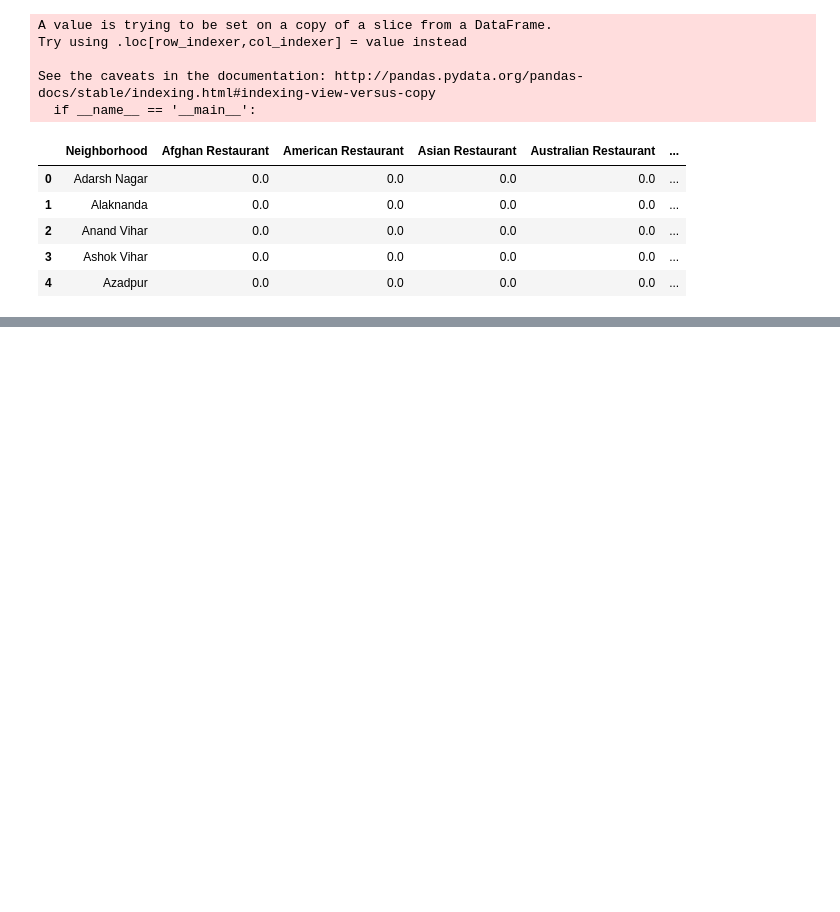
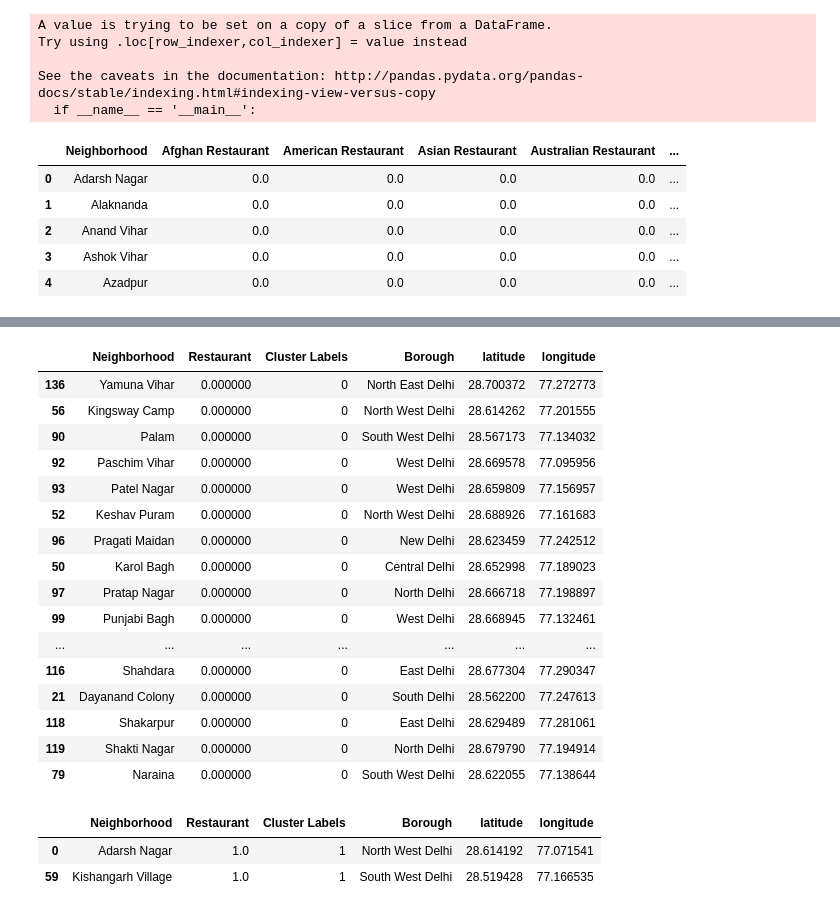
Before and after one commit to GaurvJoshi/Coursera-Capstone, a Jupyter notebook: Capstone_Final.ipynb, the cells around one changed output, grey strips where cells are left out. Saved outputs shown, nothing was run; the diff lists cells and outputs as text; code cells hidden in the pictures; blank space fills up the shorter version.

```diff
--- a/Capstone_Final.ipynb
+++ b/Capstone_Final.ipynb
@@ -285,0 +366,26 @@ kmeans.labels_[0:10]
+# %%
+res_merged.loc[res_merged['Cluster Labels'] == 0]
+# %% [output]
+|  | Neighborhood | Restaurant | Cluster Labels | Borough | latitude | longitude |
+| 136 | Yamuna Vihar | 0.000000 | 0 | North East Delhi | 28.700372 | 77.272773 |
+| 56 | Kingsway Camp | 0.000000 | 0 | North West Delhi | 28.614262 | 77.201555 |
+| 90 | Palam | 0.000000 | 0 | South West Delhi | 28.567173 | 77.134032 |
+| 92 | Paschim Vihar | 0.000000 | 0 | West Delhi | 28.669578 | 77.095956 |
+| 93 | Patel Nagar | 0.000000 | 0 | West Delhi | 28.659809 | 77.156957 |
+| 52 | Keshav Puram | 0.000000 | 0 | North West Delhi | 28.688926 | 77.161683 |
+| 96 | Pragati Maidan | 0.000000 | 0 | New Delhi | 28.623459 | 77.242512 |
+| 50 | Karol Bagh | 0.000000 | 0 | Central Delhi | 28.652998 | 77.189023 |
+| 97 | Pratap Nagar | 0.000000 | 0 | North Delhi | 28.666718 | 77.198897 |
+| 99 | Punjabi Bagh | 0.000000 | 0 | West Delhi | 28.668945 | 77.132461 |
+| ... | ... | ... | ... | ... | ... | ... |
+| 116 | Shahdara | 0.000000 | 0 | East Delhi | 28.677304 | 77.290347 |
+| 21 | Dayanand Colony | 0.000000 | 0 | South Delhi | 28.562200 | 77.247613 |
+| 118 | Shakarpur | 0.000000 | 0 | East Delhi | 28.629489 | 77.281061 |
+| 119 | Shakti Nagar | 0.000000 | 0 | North Delhi | 28.679790 | 77.194914 |
+| 79 | Naraina | 0.000000 | 0 | South West Delhi | 28.622055 | 77.138644 |
+# %%
+res_merged.loc[res_merged['Cluster Labels'] == 1]
+# %% [output]
+|  | Neighborhood | Restaurant | Cluster Labels | Borough | latitude | longitude |
+| 0 | Adarsh Nagar | 1.0 | 1 | North West Delhi | 28.614192 | 77.071541 |
+| 59 | Kishangarh Village | 1.0 | 1 | South West Delhi | 28.519428 | 77.166535 |
```
Also changed, not shown: parts of 10 cells of this notebook.
